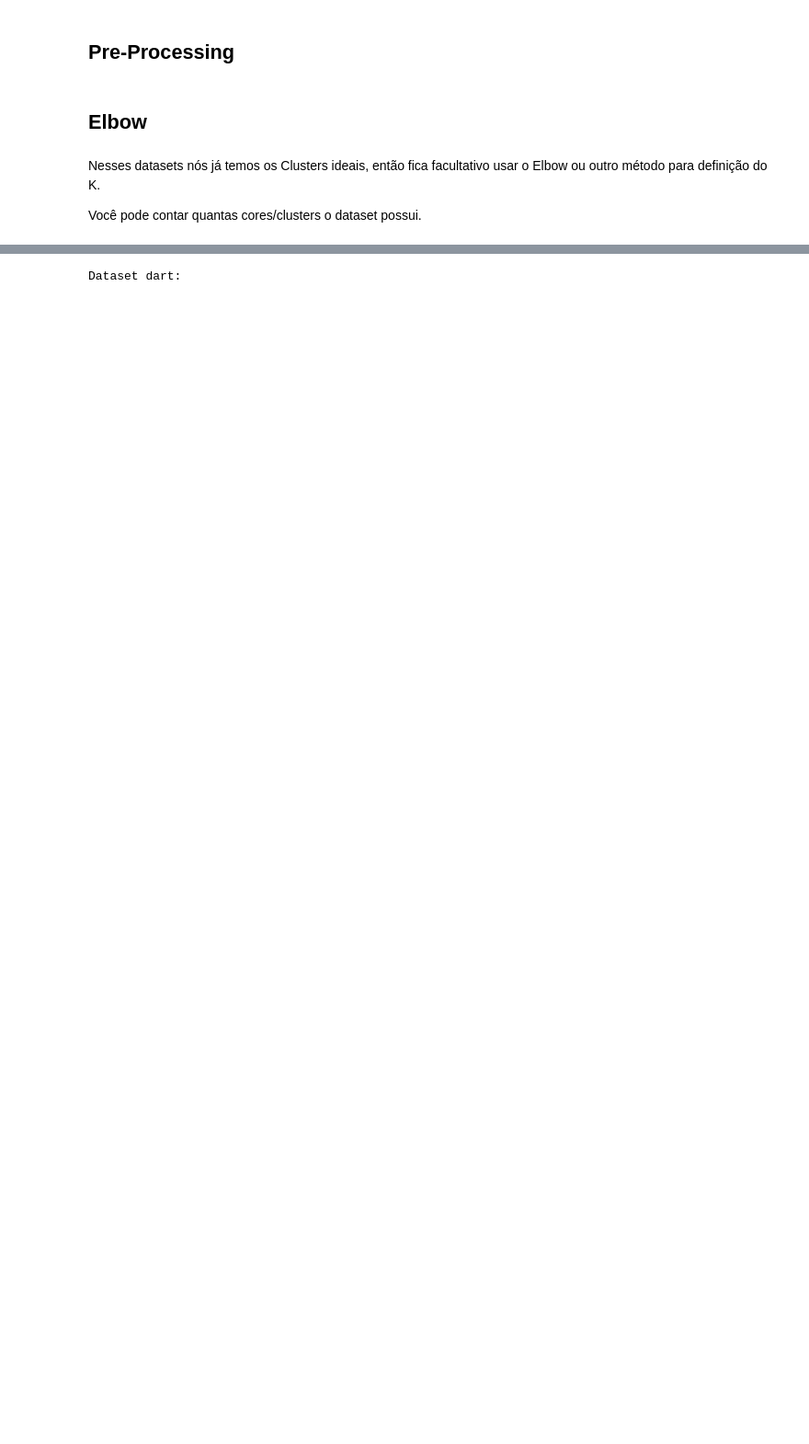
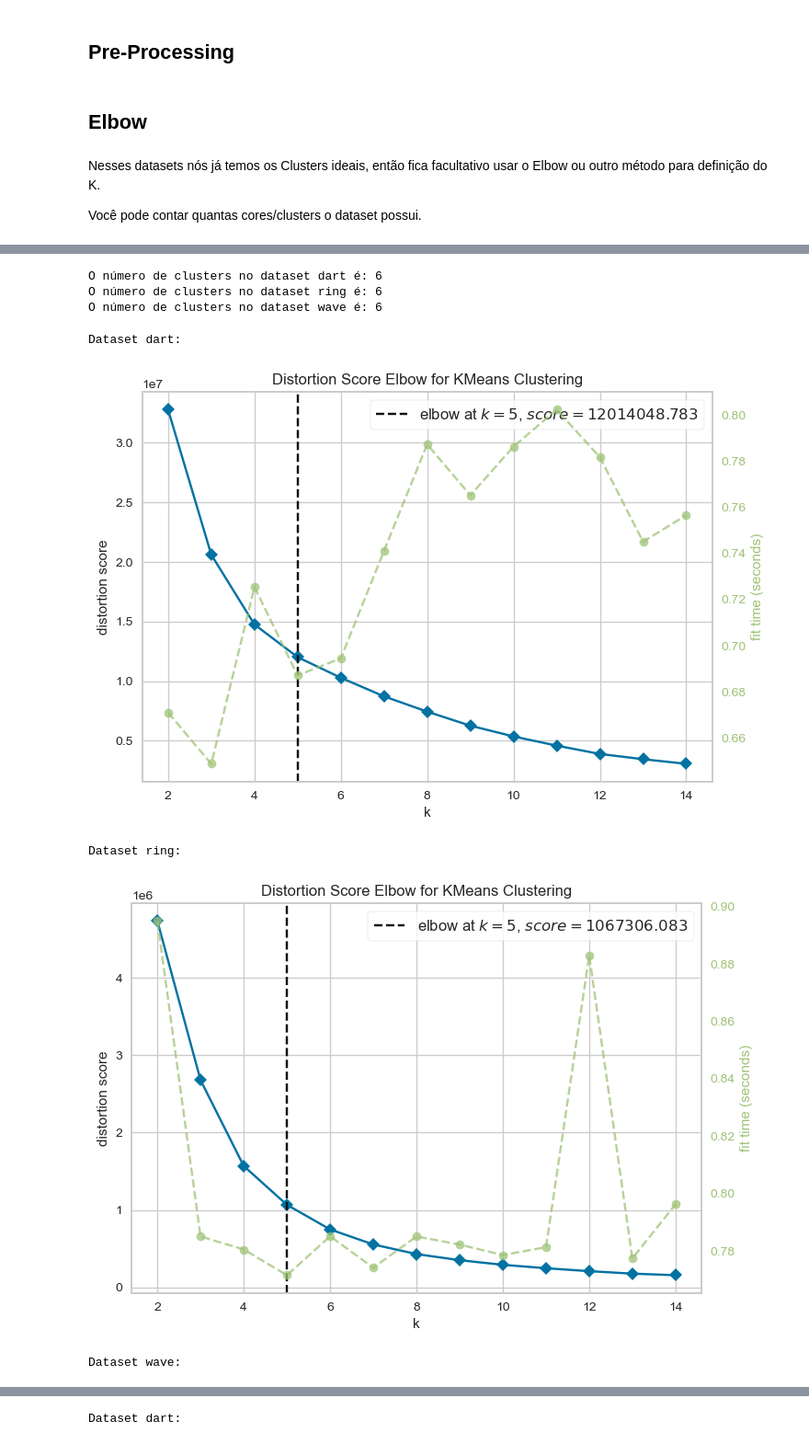
Before and after one commit to labs-inatel/Laboratorio_C210, a Jupyter notebook: aula05-cluster/02-Model.ipynb, the cells around one changed output, grey strips where cells are left out. Shown at 92% size. Saved outputs shown, nothing was run; the diff lists cells and outputs as text; code cells hidden in the pictures; blank space fills up the shorter version.

```diff
--- a/aula05-cluster/02-Model.ipynb
+++ b/aula05-cluster/02-Model.ipynb
@@ -159,0 +102,15 @@ O número de clusters é: 4
+# %%
+# Conta o número de clusters únicos
+def count_clusters_kmeans(df, dataset_name, n_clusters=6):
+    kmeans = KMeans(n_clusters=n_clusters, random_state=SEED)
+    df['color'] = kmeans.fit_predict(df)
+    num_clusters = df['color'].nunique()
+    print(f"O número de clusters no dataset {dataset_name} é: {num_clusters}")
+
+count_clusters_kmeans(df1[['x', 'y']], "dart")
+count_clusters_kmeans(df2[['x', 'y']], "ring")
+count_clusters_kmeans(df3[['x', 'y']], "wave")
+# %% [output]
+O número de clusters no dataset dart é: 6
+O número de clusters no dataset ring é: 6
+O número de clusters no dataset wave é: 6
@@ -159,0 +119,19 @@ O número de clusters é: 4
+# %%
+def elbow_visualizer(dataframe, k_range=(2, 15)):
+    model = KMeans(init='k-means++', random_state=42)
+    visualizer = KElbowVisualizer(model, k=k_range, timings=True)
+    visualizer.fit(dataframe)
+    visualizer.show()
+
+print('Dataset dart:')
+elbow_visualizer(df1, k_range=(2, 15))
+print('Dataset ring:')
+elbow_visualizer(df2, k_range=(2, 15))
+print('Dataset wave:')
+elbow_visualizer(df3, k_range=(2, 15))
+# %% [output]
+Dataset dart:
+[figure, added]
+Dataset ring:
+[figure, added]
+Dataset wave:
```
Also changed, not shown: parts of 11 cells of this notebook, 2 other files.
